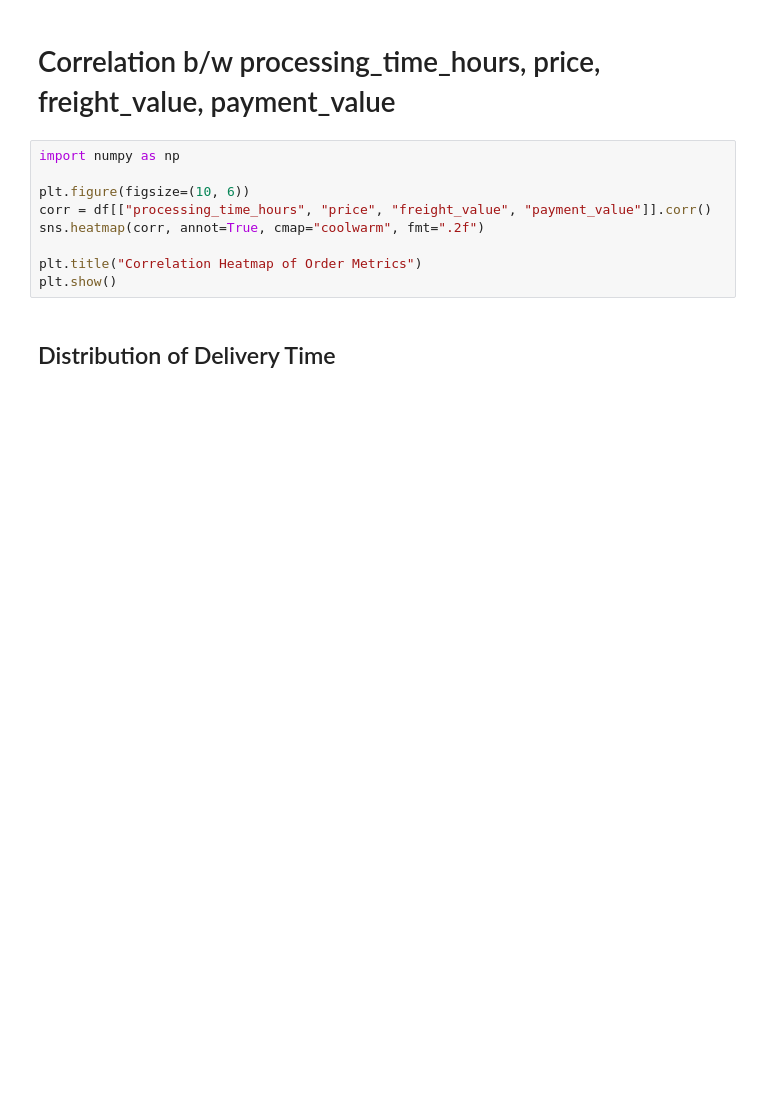
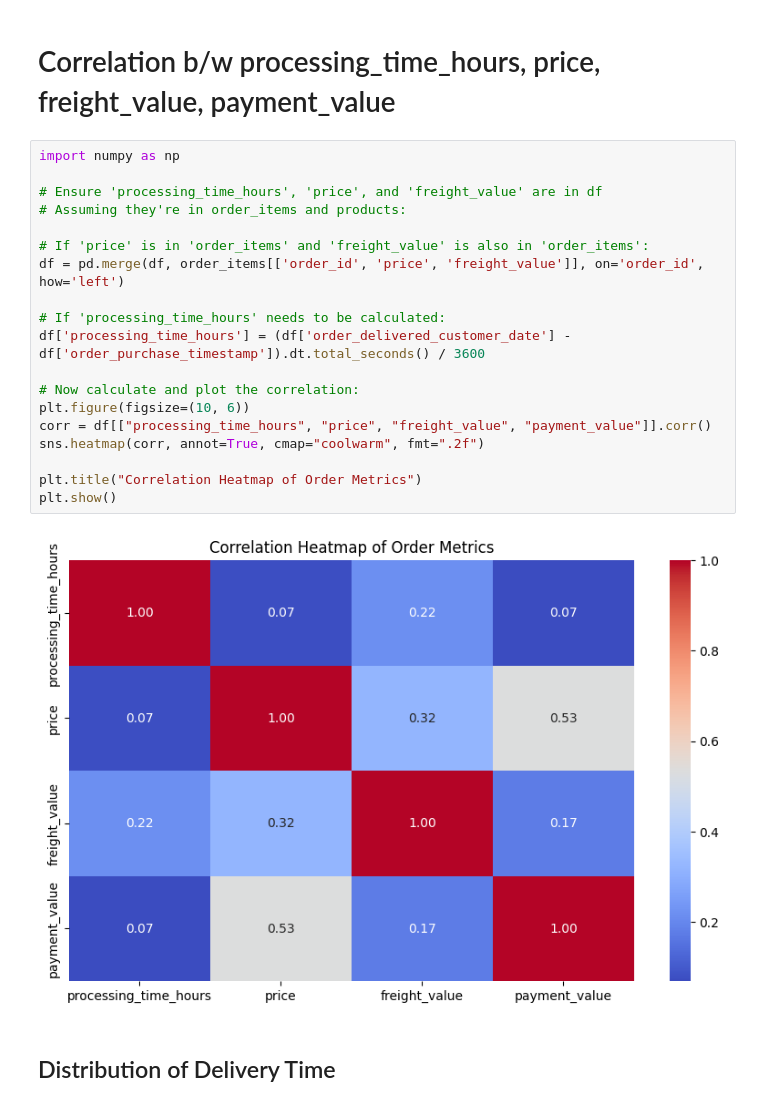
Before and after one commit to wakandamohan1/Python-Powered-Analysis-of-Olist-s-Brazilian-E-Commerce-Stores, a Jupyter notebook: olist_24_april_updated_code_gdrive_mount.ipynb, the cells around one changed output. Cells and saved outputs as stored; diff of their text form; blank space fills up the shorter version.

```diff
--- a/olist_24_april_updated_code_gdrive_mount.ipynb
+++ b/olist_24_april_updated_code_gdrive_mount.ipynb
@@ -1103,12 +1185,24 @@ else:
 # %%
 import numpy as np
 
+# Ensure 'processing_time_hours', 'price', and 'freight_value' are in df
+# Assuming they're in order_items and products:
+
+# If 'price' is in 'order_items' and 'freight_value' is also in 'order_items':
+df = pd.merge(df, order_items[['order_id', 'price', 'freight_value']], on='order_id', how='left')
+
+# If 'processing_time_hours' needs to be calculated:
+df['processing_time_hours'] = (df['order_delivered_customer_date'] - df['order_purchase_timestamp']).dt.total_seconds() / 3600
+
+# Now calculate and plot the correlation:
 plt.figure(figsize=(10, 6))
 corr = df[["processing_time_hours", "price", "freight_value", "payment_value"]].corr()
 sns.heatmap(corr, annot=True, cmap="coolwarm", fmt=".2f")
 
 plt.title("Correlation Heatmap of Order Metrics")
 plt.show()
+# %% [output]
+[figure, added]
 # %% [markdown]
 ## Distribution of Delivery Time
 # %%
```
Also changed, not shown: parts of 64 cells of this notebook.
